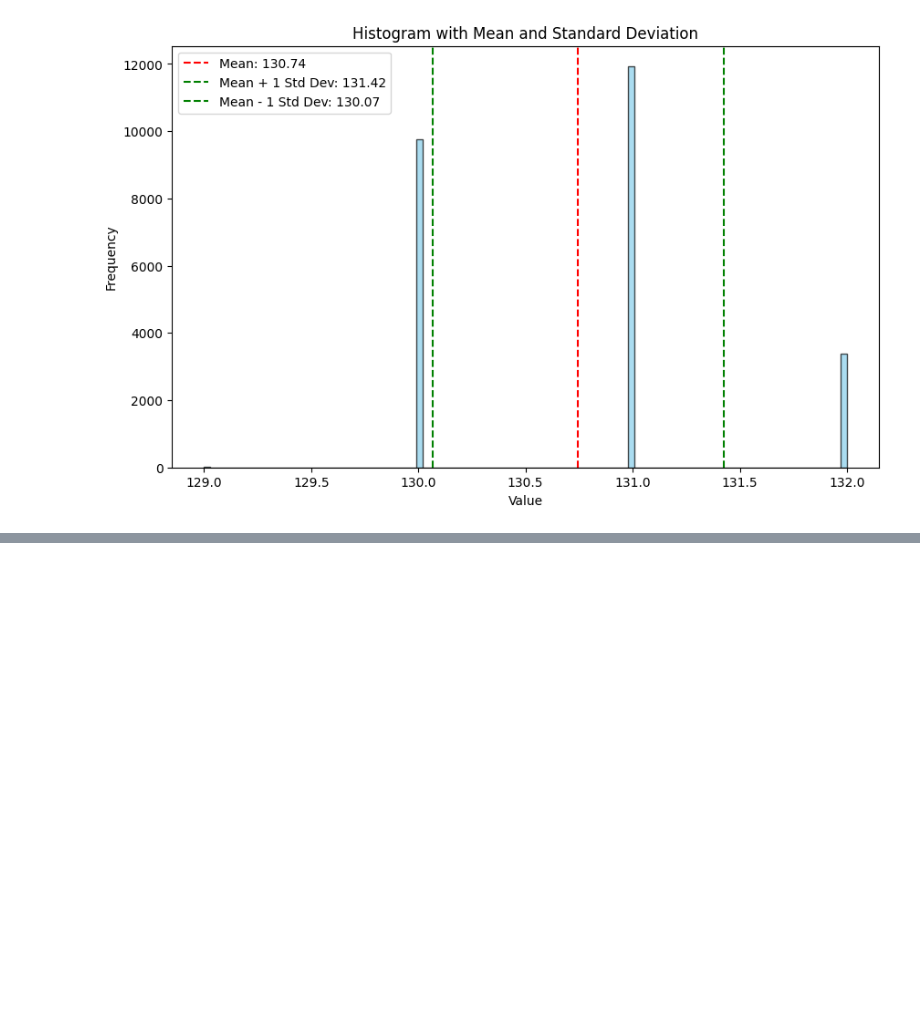
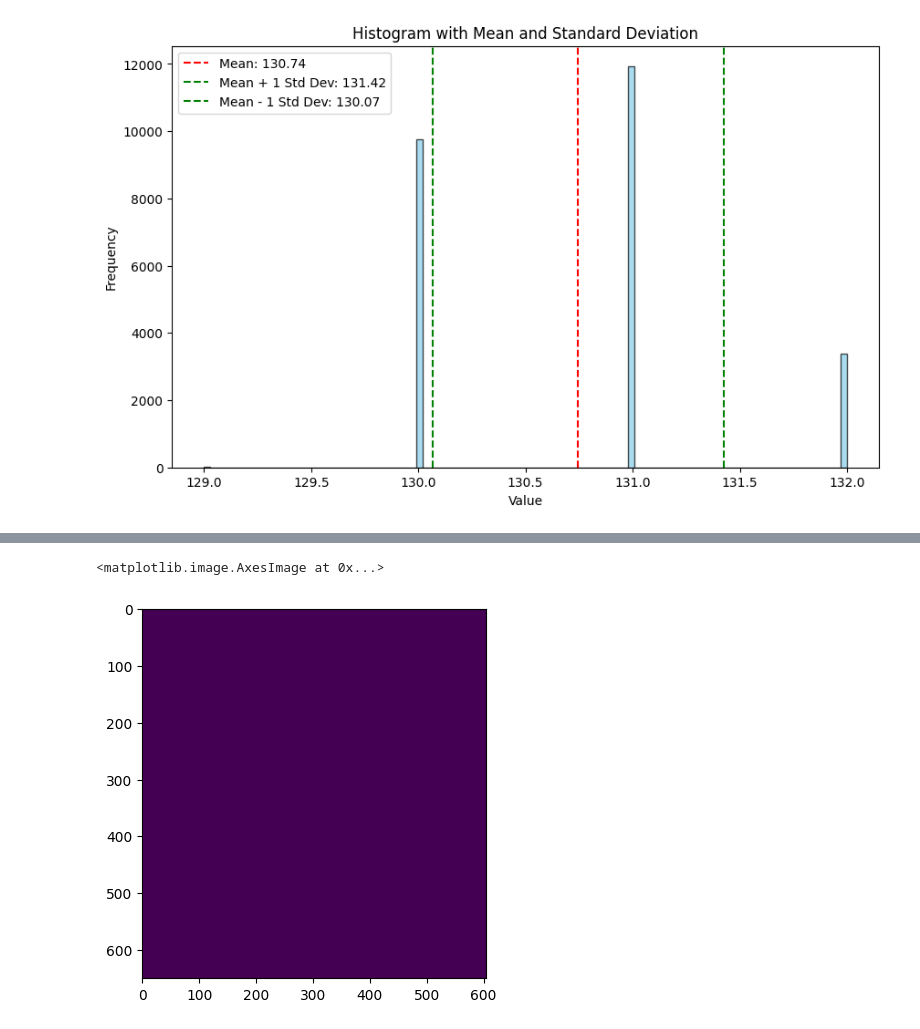
Before and after one commit to MCV-2024-C1-Project/Team7, a Jupyter notebook: segmentation.ipynb, the cells around one changed output, grey strips where cells are left out. Cells and saved outputs as stored; diff of their text form; code cells hidden in the pictures; blank space fills up the shorter version.

```diff
--- a/segmentation.ipynb
+++ b/segmentation.ipynb
@@ -170,6 +170,7 @@ def plot_histogram_with_mean_std(values):
 
     # Show the plot
     plt.show()
+    return mean, std_dev
 
 def create_2d_gaussian(hist_channel_1, hist_channel_2):
     """
@@ -194,6 +195,6 @@ img = images[0]
 # Example usage
 border_pixels, border_pixels_2 = read_border_pixels(img)
 hist_channel_1, hist_channel_2, bins_1, bins_2 = compute_histograms(border_pixels, border_pixels_2)
-plot_histogram_with_mean_std(border_pixels)
+mean, std = plot_histogram_with_mean_std(border_pixels)
 # %% [output]
 [figure]
@@ -208,0 +205,9 @@ plot_histogram_with_mean_std(border_pixels_2)
+# %%
+reconstr = []
+for row in images[0][:,:,1]:
+    reconstr.append(np.array([0 if x in range(np.floor(mean-std).astype(int),np.ceil(mean+std).astype(int)) else 256 for x in row]))
+# %%
+plt.imshow(reconstr)
+# %% [output]
+<matplotlib.image.AxesImage at 0x...>
+[figure, added]
```
Also changed, not shown: parts of 4 cells of this notebook.
